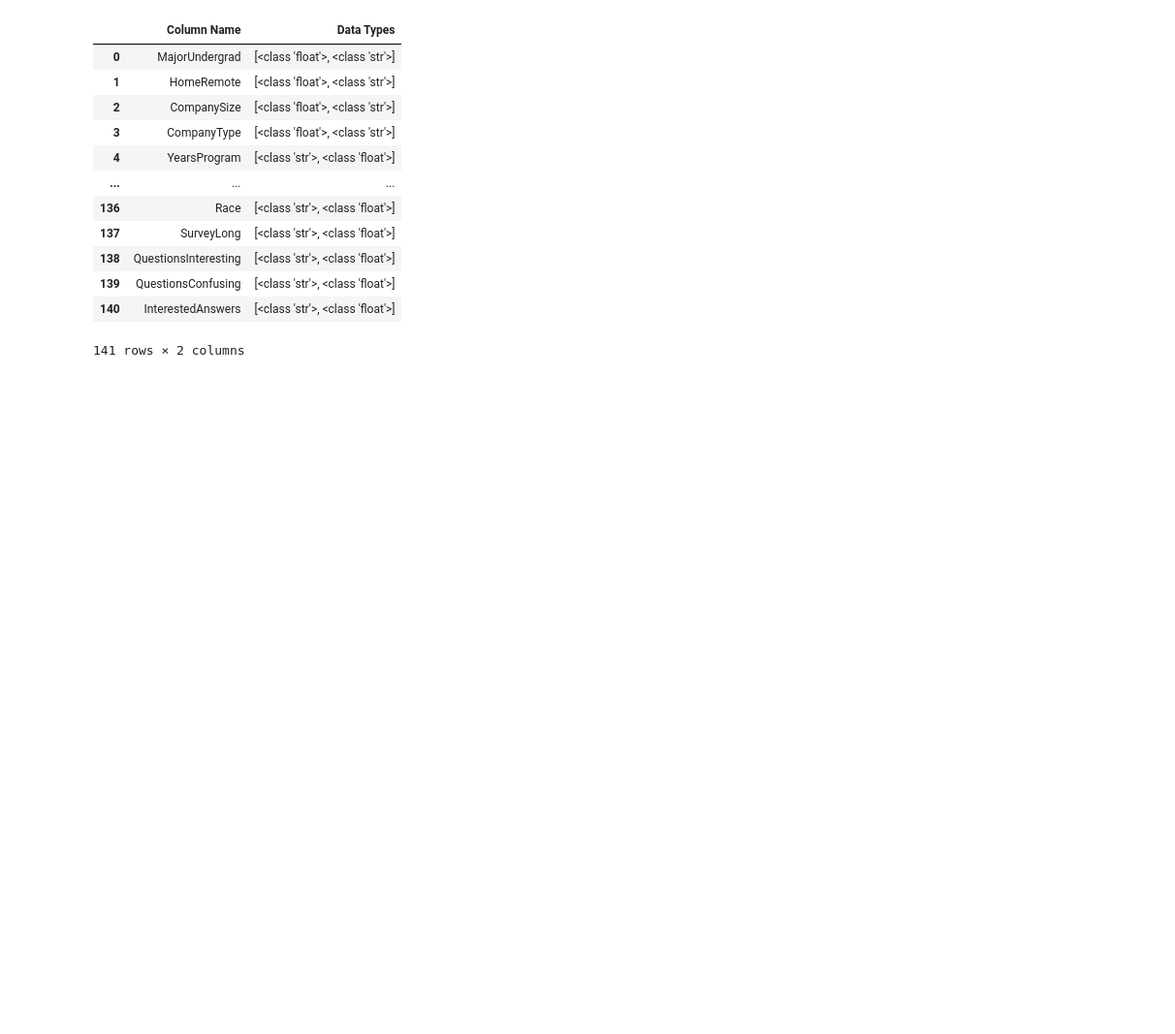
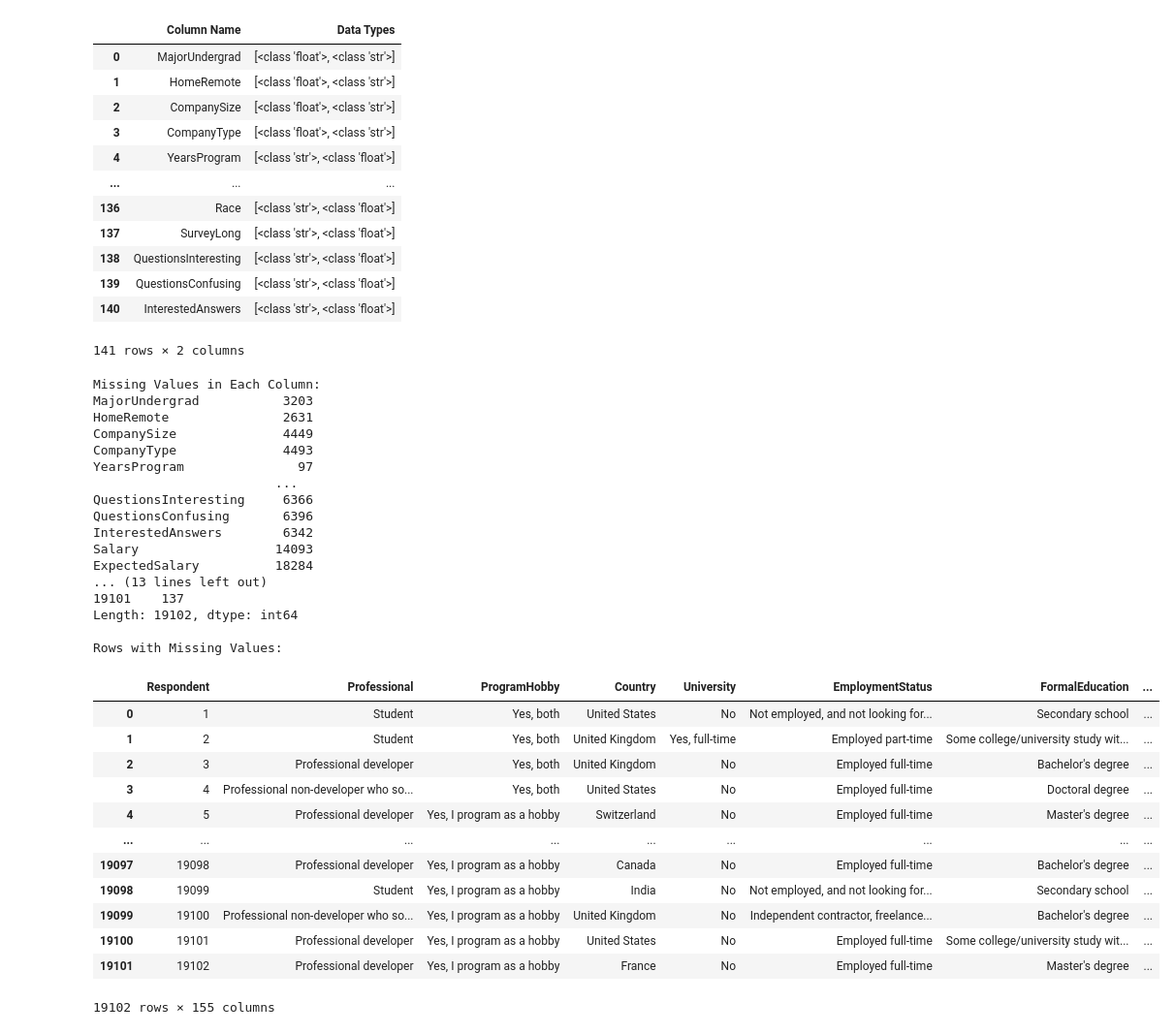
Before and after one commit to Hossam9909/cd0017-introduction-to-data-science, a Jupyter notebook: lessons/CRISP_DM/A Look at the Data.ipynb, the cells around one changed output. Shown at 97% size. Cells and saved outputs as stored; diff of their text form; code cells hidden in the pictures; blank space fills up the shorter version.

Commit message:
Adding check for missing values

```diff
--- a/lessons/CRISP_DM/A Look at the Data.ipynb
+++ b/lessons/CRISP_DM/A Look at the Data.ipynb
@@ -273,3 +273,55 @@ Length: 154, dtype: object
 | 139 | QuestionsConfusing | [<class 'str'>, <class 'float'>] |
 | 140 | InterestedAnswers | [<class 'str'>, <class 'float'>] |
 141 rows × 2 columns
+# %%
+# Check for Missing Values in each column
+missing_values = df.isnull().sum()
+print("\nMissing Values in Each Column:")
+print(missing_values[missing_values > 0])  # Only show columns with missing values
+
+# Check for missing values in each row
+missing_values_per_row = df.isnull().sum(axis=1)
+
+# Add the count of missing values as a new column to the DataFrame (optional)
+df['Missing Values Count'] = missing_values_per_row
+
+# Display rows with missing values
+rows_with_missing_values = df[missing_values_per_row > 0]
+
+# Print the results
+print("\nCount of Missing Values in Each Row:")
+print(missing_values_per_row)
+
+print("\nRows with Missing Values:")
+rows_with_missing_values
+# %% [output]
+Missing Values in Each Column:
+MajorUndergrad           3203
+HomeRemote               2631
+CompanySize              4449
+CompanyType              4493
+YearsProgram               97
+                        ...
+QuestionsInteresting     6366
+QuestionsConfusing       6396
+InterestedAnswers        6342
+Salary                  14093
+ExpectedSalary          18284
+... (13 lines left out)
+19101    137
+Length: 19102, dtype: int64
+
+Rows with Missing Values:
+|  | Respondent | Professional | ProgramHobby | Country | University | EmploymentStatus | FormalEducation | ... |
+| 0 | 1 | Student | Yes, both | United States | No | Not employed, and not looking for... | Secondary school | ... |
+| 1 | 2 | Student | Yes, both | United Kingdom | Yes, full-time | Employed part-time | Some college/university study wit... | ... |
+| 2 | 3 | Professional developer | Yes, both | United Kingdom | No | Employed full-time | Bachelor's degree | ... |
+| 3 | 4 | Professional non-developer who so... | Yes, both | United States | No | Employed full-time | Doctoral degree | ... |
+| 4 | 5 | Professional developer | Yes, I program as a hobby | Switzerland | No | Employed full-time | Master's degree | ... |
+| ... | ... | ... | ... | ... | ... | ... | ... | ... |
+| 19097 | 19098 | Professional developer | Yes, I program as a hobby | Canada | No | Employed full-time | Bachelor's degree | ... |
+| 19098 | 19099 | Student | Yes, I program as a hobby | India | No | Not employed, and not looking for... | Secondary school | ... |
+| 19099 | 19100 | Professional non-developer who so... | Yes, I program as a hobby | United Kingdom | No | Independent contractor, freelance... | Bachelor's degree | ... |
+| 19100 | 19101 | Professional developer | Yes, I program as a hobby | United States | No | Employed full-time | Some college/university study wit... | ... |
+| 19101 | 19102 | Professional developer | Yes, I program as a hobby | France | No | Employed full-time | Master's degree | ... |
+19102 rows × 155 columns
```
